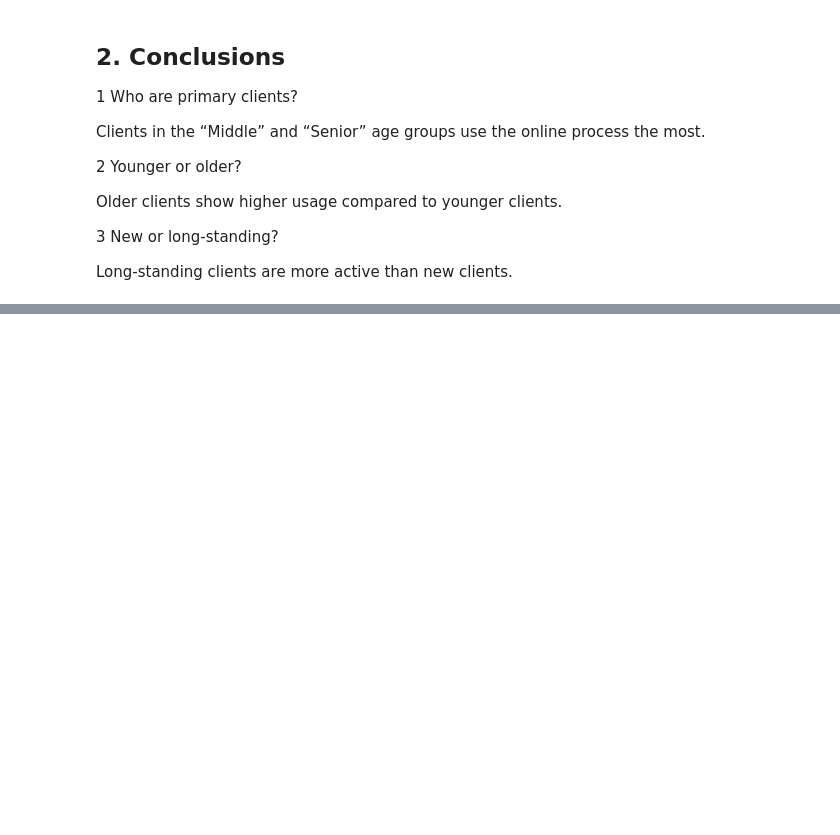
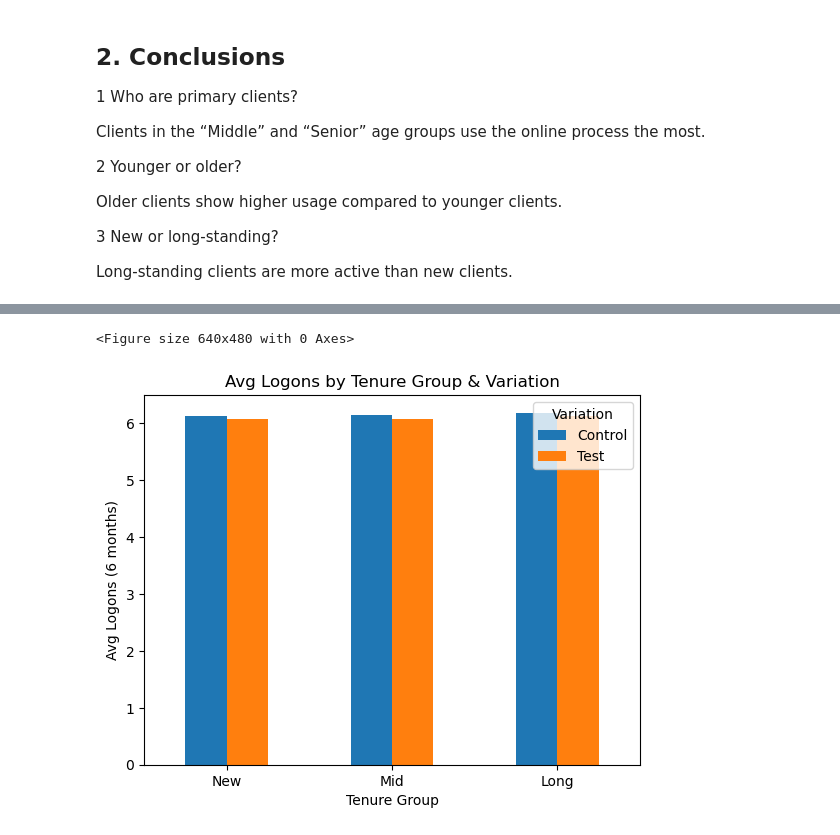
Before and after one commit to mhananem/vanguard_abtest_project, a Jupyter notebook: Client_behavior_analysis.ipynb, the cells around one changed output, grey strips where cells are left out. Drawn from its saved outputs; the diff is of its cells as text; code cells hidden in the pictures; blank space fills up the shorter version.

```diff
--- a/Client_behavior_analysis.ipynb
+++ b/Client_behavior_analysis.ipynb
@@ -265,0 +282,13 @@ Name: logons_6_mnth, dtype: float64
+# %%
+pivot_tenure = df.groupby(['tenure_group', 'Variation'])['logons_6_mnth'].mean().unstack()
+
+plt.figure()
+pivot_tenure.plot(kind='bar')
+plt.title('Avg Logons by Tenure Group & Variation')
+plt.xlabel('Tenure Group')
+plt.ylabel('Avg Logons (6 months)')
+plt.xticks(rotation=0)
+plt.show()
+# %% [output]
+<Figure size 640x480 with 0 Axes>
+[figure, added]
```
Also changed, not shown: parts of 37 cells of this notebook, 2 other files.
